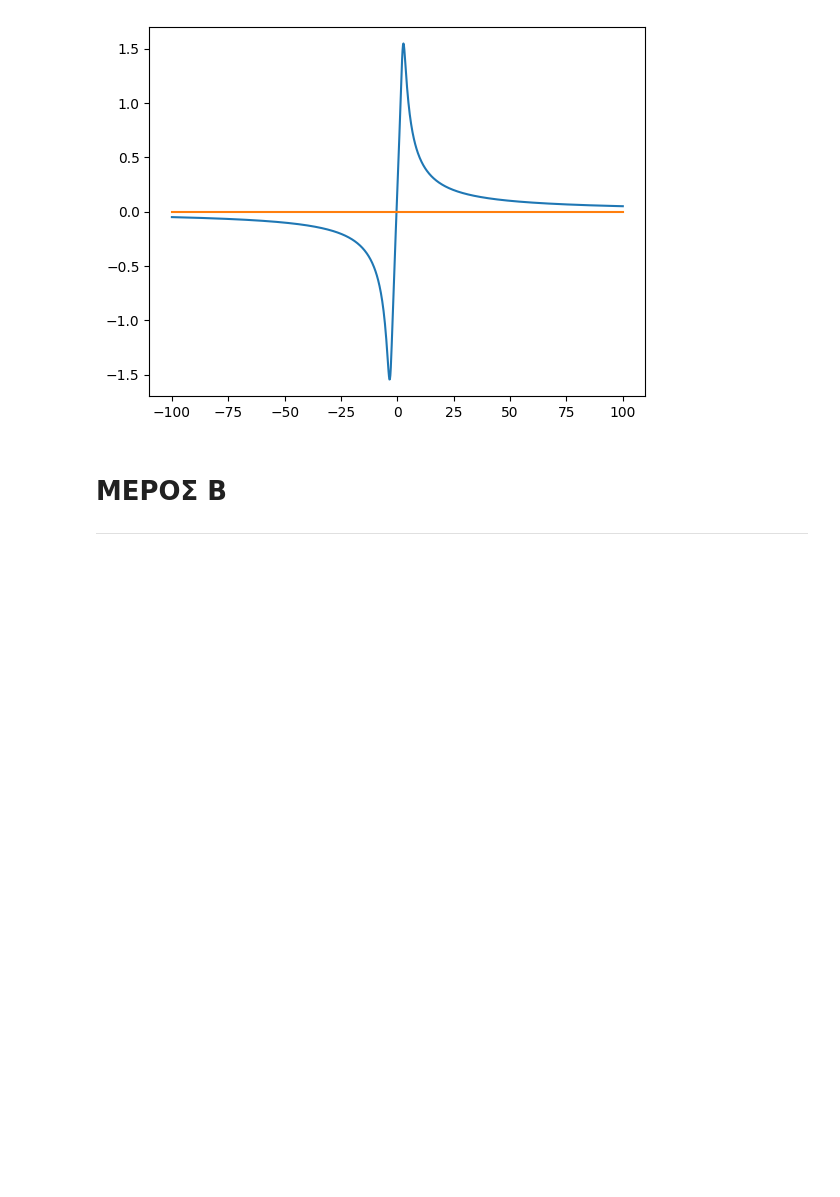
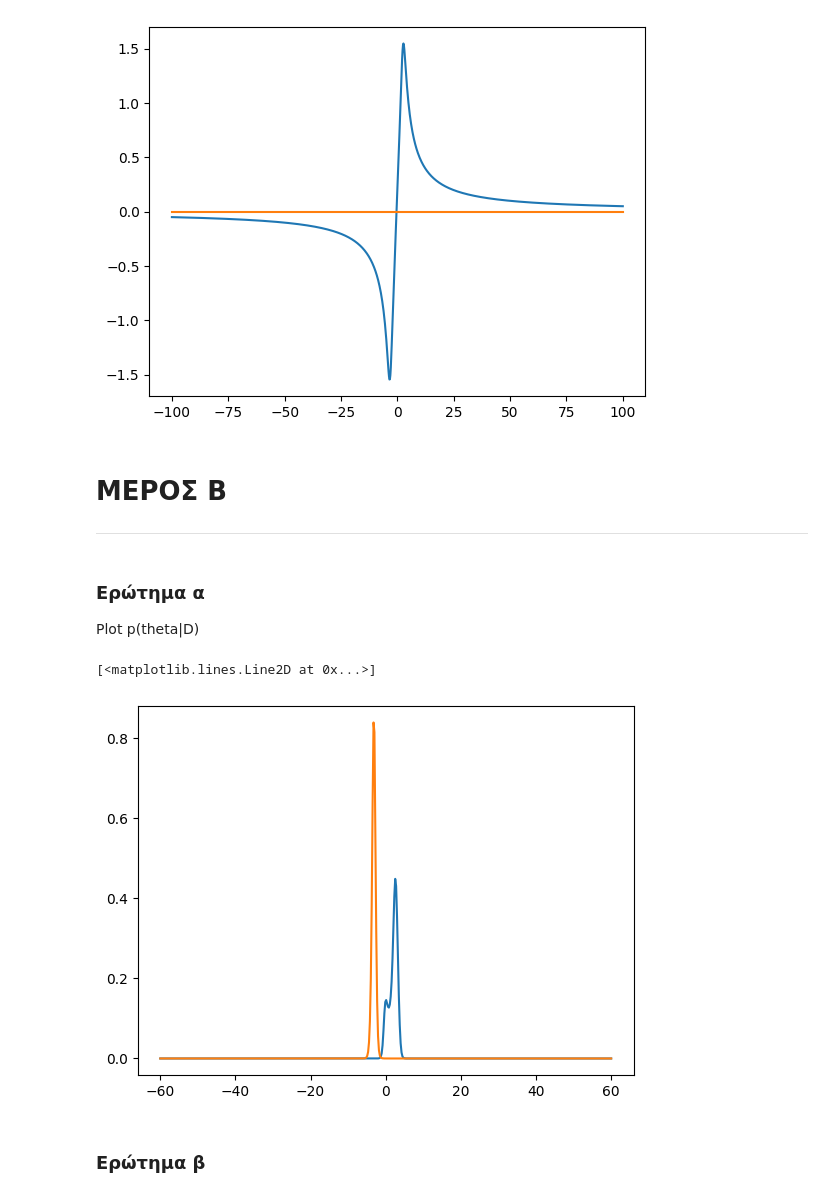
Before and after one commit to bilonio/ProjectML, a Jupyter notebook: Team30-AC.ipynb, the cells around one changed output. Saved outputs shown, nothing was run; the diff lists cells and outputs as text; code cells hidden in the pictures; blank space fills up the shorter version.

```diff
--- a/Team30-AC.ipynb
+++ b/Team30-AC.ipynb
@@ -99,3 +99,6 @@ plt.plot(D, zero)
 # %% [markdown]
 # ΜΕΡΟΣ Β
 ____________________________________________________________________________________
+# %%
+def trapezoid_integral (f:np.array, dx:float):
+    return np.sum (0.5 * ( f[0:len(f)-1] + f[1:len(f)] ) * dx)
@@ -101,0 +146,15 @@ ________________________________________________________________________________
+# %% [markdown]
+### Ερώτημα α
+
+Plot p(theta|D)
+# %%
+classifier_bayes = Classifier_Bayes()
+
+plt.plot(thetas1, classifier_bayes.fit(D1, thetas1, 120/500, 1))
+
+plt.plot(thetas2, classifier_bayes.fit(D2, thetas2, 120/500, 2))
+# %% [output]
+[<matplotlib.lines.Line2D at 0x...>]
+[figure, added]
+# %% [markdown]
+### Ερώτημα β
```
Also changed, not shown: parts of 4 cells of this notebook.
